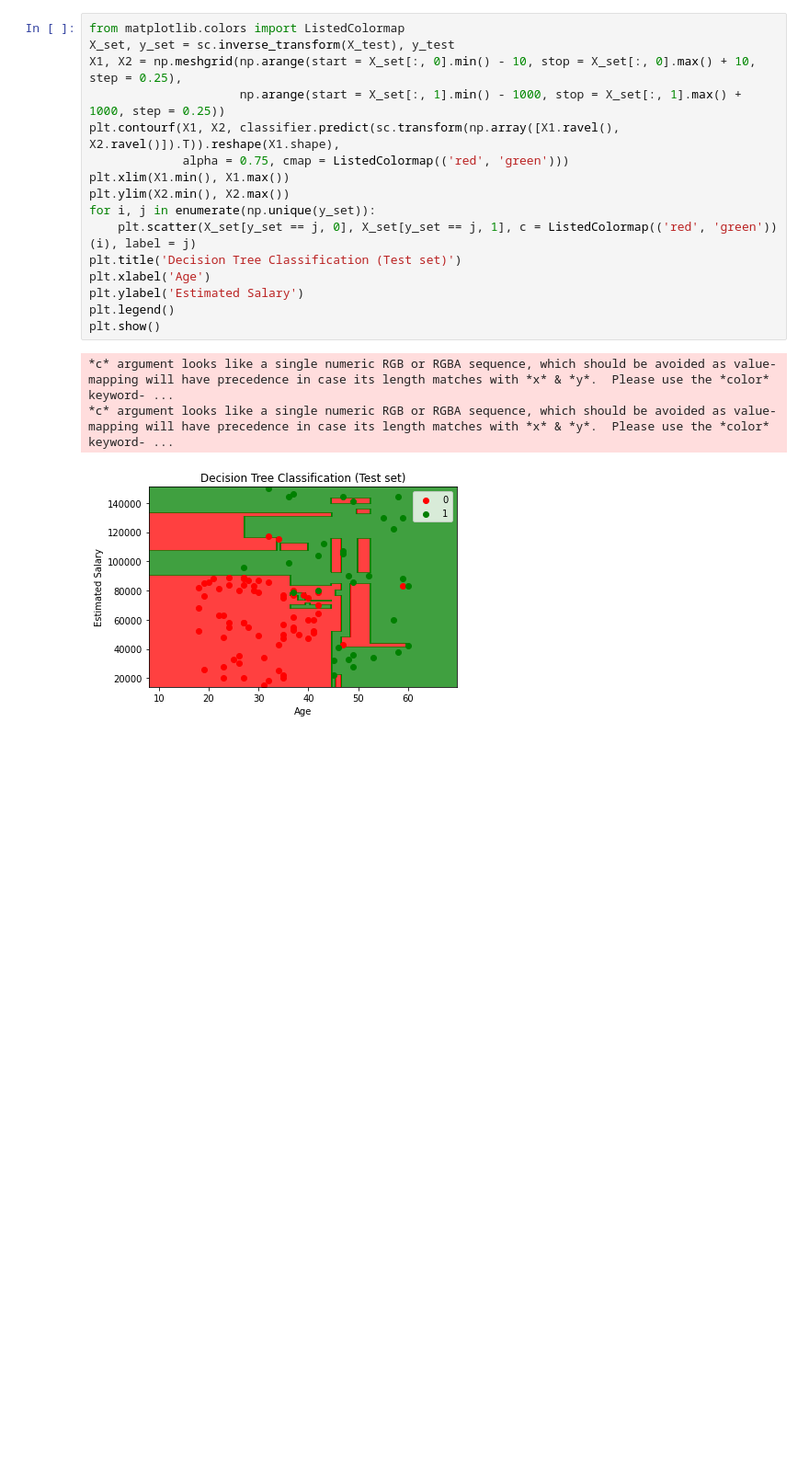
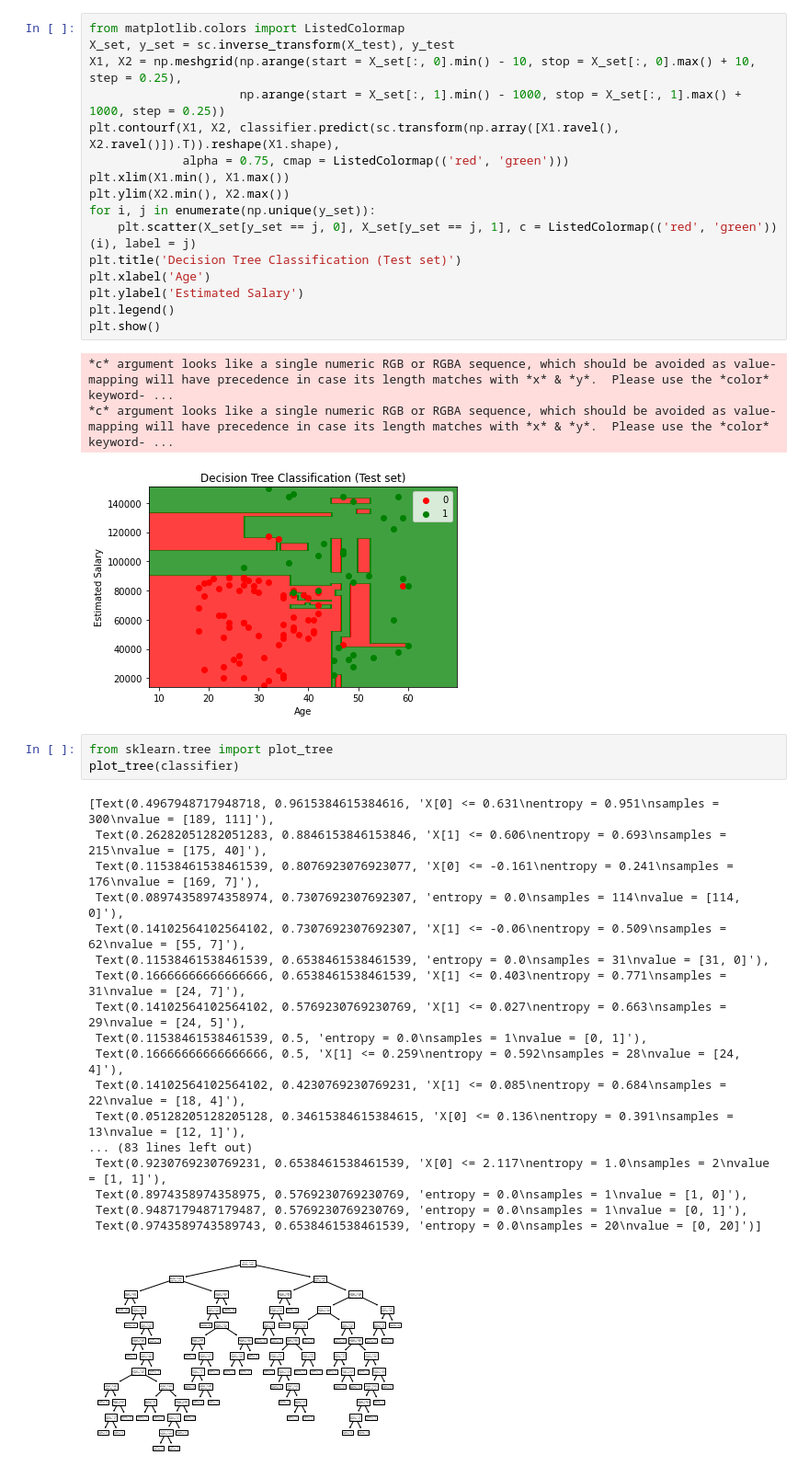
Before and after one commit to Rajnis0608/Machine-Learning, a Jupyter notebook: 3. Classification/6. Decision Tree Classification/Decision Tree Classification.ipynb, the cells around one changed output. Shown: that part at 92% size. Drawn from its saved outputs; the diff is of its cells as text; blank space fills up the shorter version.

```diff
--- a/3. Classification/6. Decision Tree Classification/Decision Tree Classification.ipynb
+++ b/3. Classification/6. Decision Tree Classification/Decision Tree Classification.ipynb
@@ -114,3 +114,25 @@ plt.show()
 *c* argument looks like a single numeric RGB or RGBA sequence, which should be avoided as value-mapping will have precedence in case its length matches with *x* & *y*.  Please use the *color* keyword- ...
 *c* argument looks like a single numeric RGB or RGBA sequence, which should be avoided as value-mapping will have precedence in case its length matches with *x* & *y*.  Please use the *color* keyword- ...
 [figure]
+# %%
+from sklearn.tree import plot_tree
+plot_tree(classifier)
+# %% [output]
+[Text(0.4967948717948718, 0.9615384615384616, 'X[0] <= 0.631\nentropy = 0.951\nsamples = 300\nvalue = [189, 111]'),
+ Text(0.26282051282051283, 0.8846153846153846, 'X[1] <= 0.606\nentropy = 0.693\nsamples = 215\nvalue = [175, 40]'),
+ Text(0.11538461538461539, 0.8076923076923077, 'X[0] <= -0.161\nentropy = 0.241\nsamples = 176\nvalue = [169, 7]'),
+ Text(0.08974358974358974, 0.7307692307692307, 'entropy = 0.0\nsamples = 114\nvalue = [114, 0]'),
+ Text(0.14102564102564102, 0.7307692307692307, 'X[1] <= -0.06\nentropy = 0.509\nsamples = 62\nvalue = [55, 7]'),
+ Text(0.11538461538461539, 0.6538461538461539, 'entropy = 0.0\nsamples = 31\nvalue = [31, 0]'),
+ Text(0.16666666666666666, 0.6538461538461539, 'X[1] <= 0.403\nentropy = 0.771\nsamples = 31\nvalue = [24, 7]'),
+ Text(0.14102564102564102, 0.5769230769230769, 'X[1] <= 0.027\nentropy = 0.663\nsamples = 29\nvalue = [24, 5]'),
+ Text(0.11538461538461539, 0.5, 'entropy = 0.0\nsamples = 1\nvalue = [0, 1]'),
+ Text(0.16666666666666666, 0.5, 'X[1] <= 0.259\nentropy = 0.592\nsamples = 28\nvalue = [24, 4]'),
+ Text(0.14102564102564102, 0.4230769230769231, 'X[1] <= 0.085\nentropy = 0.684\nsamples = 22\nvalue = [18, 4]'),
+ Text(0.05128205128205128, 0.34615384615384615, 'X[0] <= 0.136\nentropy = 0.391\nsamples = 13\nvalue = [12, 1]'),
+... (83 lines left out)
+ Text(0.9230769230769231, 0.6538461538461539, 'X[0] <= 2.117\nentropy = 1.0\nsamples = 2\nvalue = [1, 1]'),
+ Text(0.8974358974358975, 0.5769230769230769, 'entropy = 0.0\nsamples = 1\nvalue = [1, 0]'),
+ Text(0.9487179487179487, 0.5769230769230769, 'entropy = 0.0\nsamples = 1\nvalue = [0, 1]'),
+ Text(0.9743589743589743, 0.6538461538461539, 'entropy = 0.0\nsamples = 20\nvalue = [0, 20]')]
+[figure, added]
```
Also changed, not shown: 9 other files.
